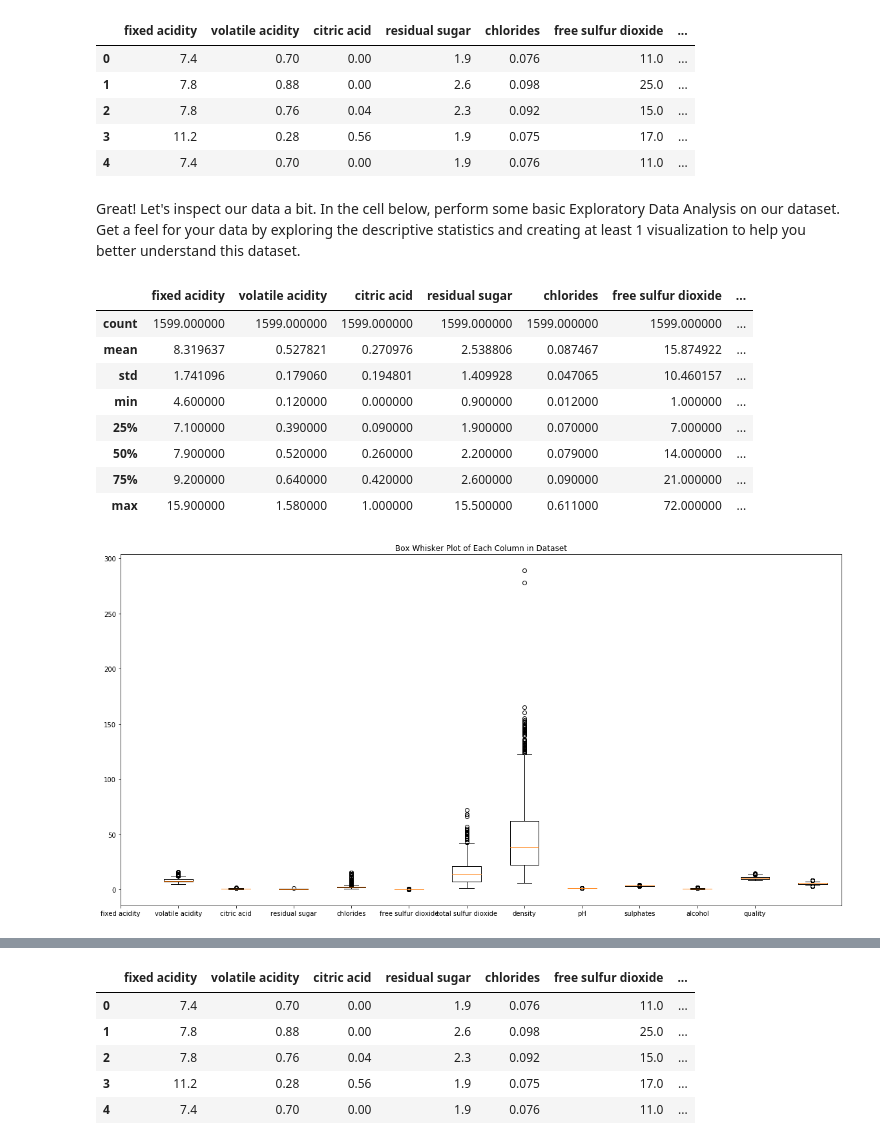
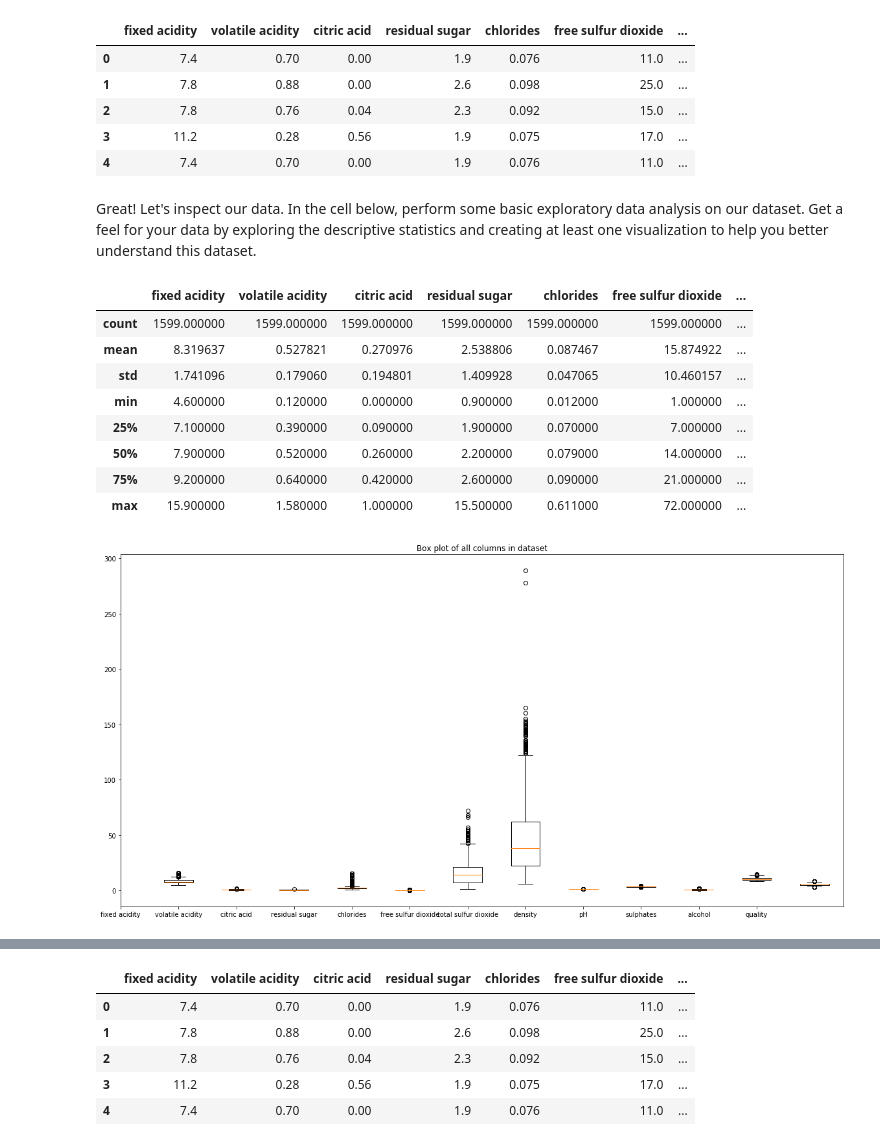
Before and after one commit to learn-co-curriculum/dsc-gridsearchcv-lab, a Jupyter notebook: index.ipynb, the cells around one changed output, grey strips where cells are left out. Saved outputs shown, nothing was run; the diff lists cells and outputs as text; code cells hidden in the pictures.

```diff
--- a/index.ipynb
+++ b/index.ipynb
@@ -53,25 +52,26 @@ df.head()
 | 3 | 11.2 | 0.28 | 0.56 | 1.9 | 0.075 | 17.0 | ... |
 | 4 | 7.4 | 0.70 | 0.00 | 1.9 | 0.076 | 11.0 | ... |
 # %% [markdown]
-Great! Let's inspect our data a bit.  In the cell below, perform some basic Exploratory Data Analysis on our dataset.  Get a feel for your data by exploring the descriptive statistics and creating at least 1 visualization to help you better understand this dataset.
+Great! Let's inspect our data. In the cell below, perform some basic exploratory data analysis on our dataset. Get a feel for your data by exploring the descriptive statistics and creating at least one visualization to help you better understand this dataset.
 # %%
+# Explore the dataset
 display(df.describe())
 
-# Create a Box Whisker Plot of each column
+# Create a box plot of each column
 plt.figure(figsize=(20, 10))
 plt.boxplot([df[col] for col in df.columns])
-plt.title("Box Whisker Plot of Each Column in Dataset")
+plt.title("Box plot of all columns in dataset")
 plt.xticks(range(len(df.columns.values)), df.columns.values)
 plt.show()
 # %% [output]
 |  | fixed acidity | volatile acidity | citric acid | residual sugar | chlorides | free sulfur dioxide | ... |
 | count | 1599.000000 | 1599.000000 | 1599.000000 | 1599.000000 | 1599.000000 | 1599.000000 | ... |
 | mean | 8.319637 | 0.527821 | 0.270976 | 2.538806 | 0.087467 | 15.874922 | ... |
 | std | 1.741096 | 0.179060 | 0.194801 | 1.409928 | 0.047065 | 10.460157 | ... |
 | min | 4.600000 | 0.120000 | 0.000000 | 0.900000 | 0.012000 | 1.000000 | ... |
 | 25% | 7.100000 | 0.390000 | 0.090000 | 1.900000 | 0.070000 | 7.000000 | ... |
 | 50% | 7.900000 | 0.520000 | 0.260000 | 2.200000 | 0.079000 | 14.000000 | ... |
 | 75% | 9.200000 | 0.640000 | 0.420000 | 2.600000 | 0.090000 | 21.000000 | ... |
 | max | 15.900000 | 1.580000 | 1.000000 | 15.500000 | 0.611000 | 72.000000 | ... |
-[figure, old version]
+[figure, new version]
 # %% [markdown]
```
Also changed, not shown: parts of 34 cells of this notebook, 2 other files.
